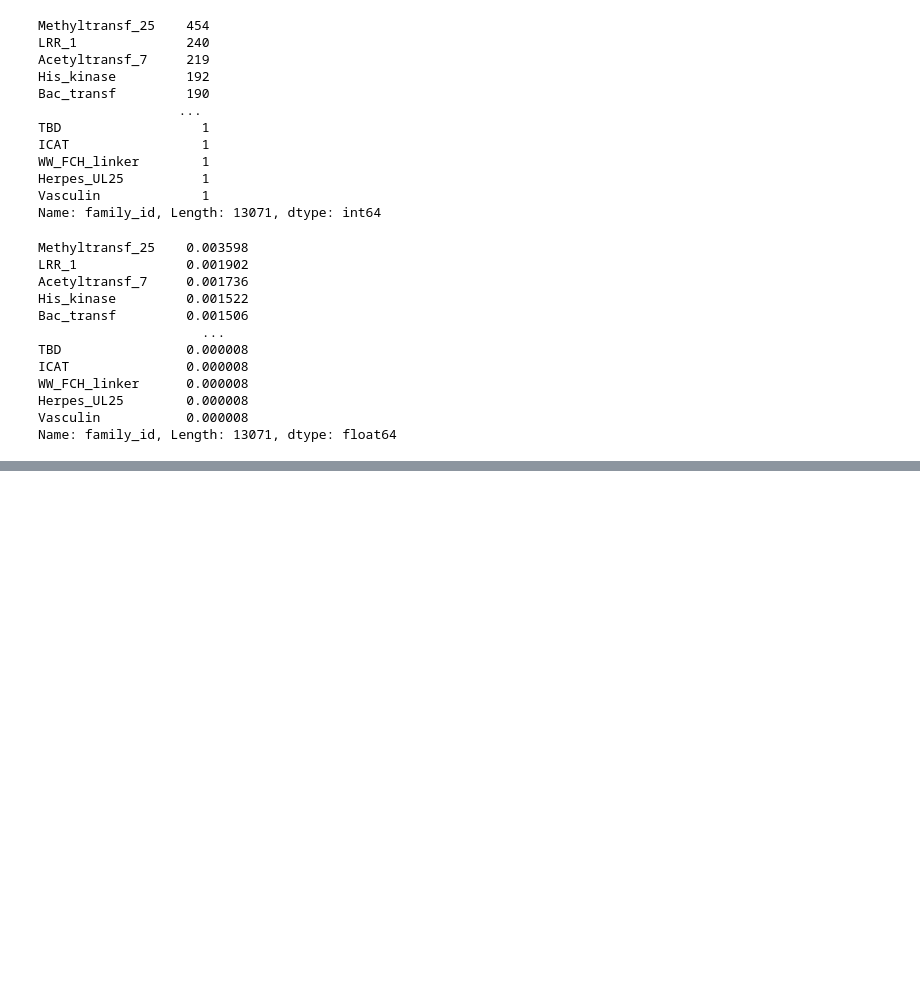
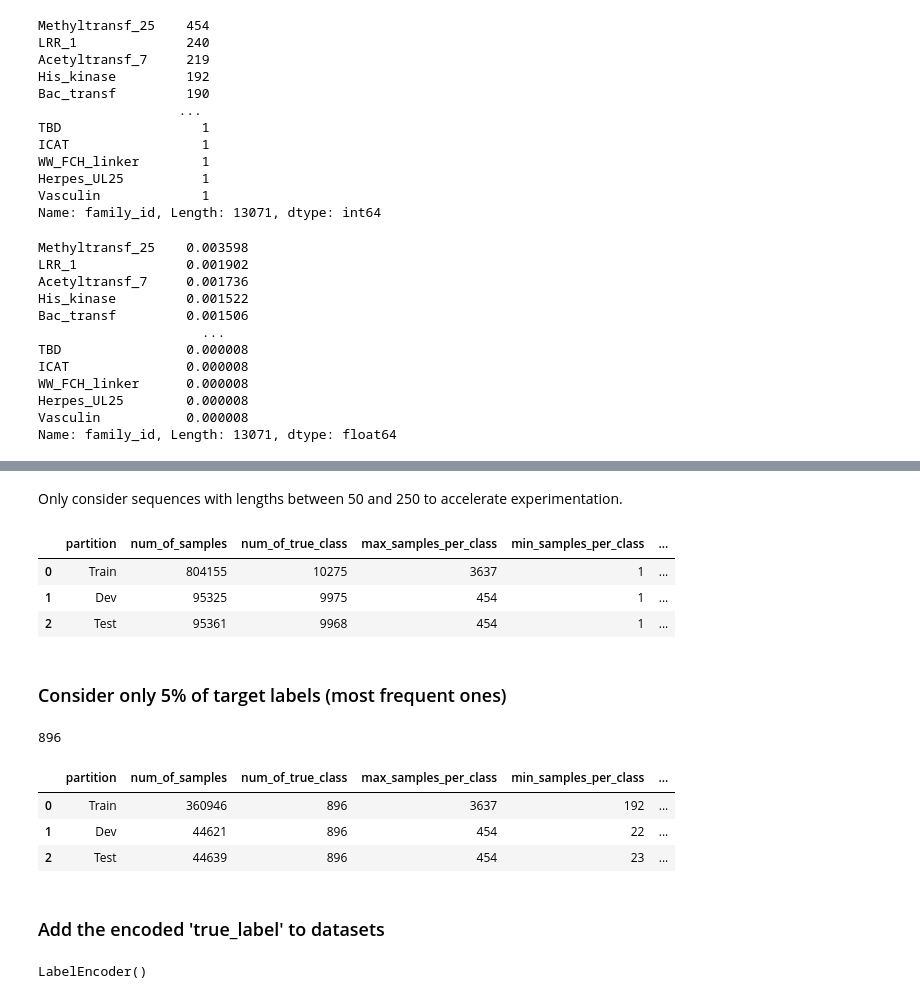
Before and after one commit to wingedRuslan/protein_universe_annotate, a Jupyter notebook: notebooks/data_analysis.ipynb, the cells around one changed output, grey strips where cells are left out. Saved outputs shown, nothing was run; the diff lists cells and outputs as text; code cells hidden in the pictures; blank space fills up the shorter version.

```diff
--- a/notebooks/data_analysis.ipynb
+++ b/notebooks/data_analysis.ipynb
@@ -480,0 +526,40 @@ Name: family_id, Length: 13071, dtype: float64
+# %% [markdown]
+Only consider sequences with lengths between 50 and 250 to accelerate experimentation.
+# %%
+MIN_SEQ_LEN, MAX_SEQ_LEN = 50, 250
+# %%
+train_df = train_df[train_df.seq_length.between(MIN_SEQ_LEN, MAX_SEQ_LEN, inclusive='both')]
+dev_df = dev_df[dev_df.seq_length.between(MIN_SEQ_LEN, MAX_SEQ_LEN, inclusive='both')]
+test_df = test_df[test_df.seq_length.between(MIN_SEQ_LEN, MAX_SEQ_LEN, inclusive='both')]
+# %%
+partition_names = ['Train', 'Dev', 'Test']
+# %%
+def partitions_info(frames, names):
+  return pd.DataFrame([
+    {
+      'partition': name,
+      'num_of_samples': frame.shape[0],
+      'num_of_true_class': frame['true_label'].unique().size,
+      'max_samples_per_class': frame.groupby('true_label').size().max(),
+      'min_samples_per_class': frame.groupby('true_label').size().min(),
+      'min_seq_length': frame['seq_length'].min(),
+      'max_seq_length': frame['seq_length'].max(),
+      'avg_seq_length': frame['seq_length'].mean()
+    } for name, frame in zip(names, frames)
+  ])
+# %%
+partitions_info([train_df, dev_df, test_df], partition_names)
+# %% [output]
+|  | partition | num_of_samples | num_of_true_class | max_samples_per_class | min_samples_per_class | ... |
+| 0 | Train | 804155 | 10275 | 3637 | 1 | ... |
+| 1 | Dev | 95325 | 9975 | 454 | 1 | ... |
+| 2 | Test | 95361 | 9968 | 454 | 1 | ... |
+# %% [markdown]
+### Consider only 5% of target labels (most frequent ones)
+# %%
+# Take 10% of the total number of classes availabel in the Pfam dataset
+num_target_classes = int(0.05 * 17929)
+
+num_target_classes
+# %% [output]
+896
@@ -480,0 +577,9 @@ Name: family_id, Length: 13071, dtype: float64
+# %%
+partitions_info([train_df, dev_df, test_df], partition_names)
+# %% [output]
+|  | partition | num_of_samples | num_of_true_class | max_samples_per_class | min_samples_per_class | ... |
+| 0 | Train | 360946 | 896 | 3637 | 192 | ... |
+| 1 | Dev | 44621 | 896 | 454 | 22 | ... |
+| 2 | Test | 44639 | 896 | 454 | 23 | ... |
+# %% [markdown]
+### Add the encoded 'true_label' to datasets
@@ -480,0 +595,4 @@ Name: family_id, Length: 13071, dtype: float64
+# %%
+le.fit(train_labels)
+# %% [output]
+LabelEncoder()
```
Also changed, not shown: parts of 24 cells of this notebook.
